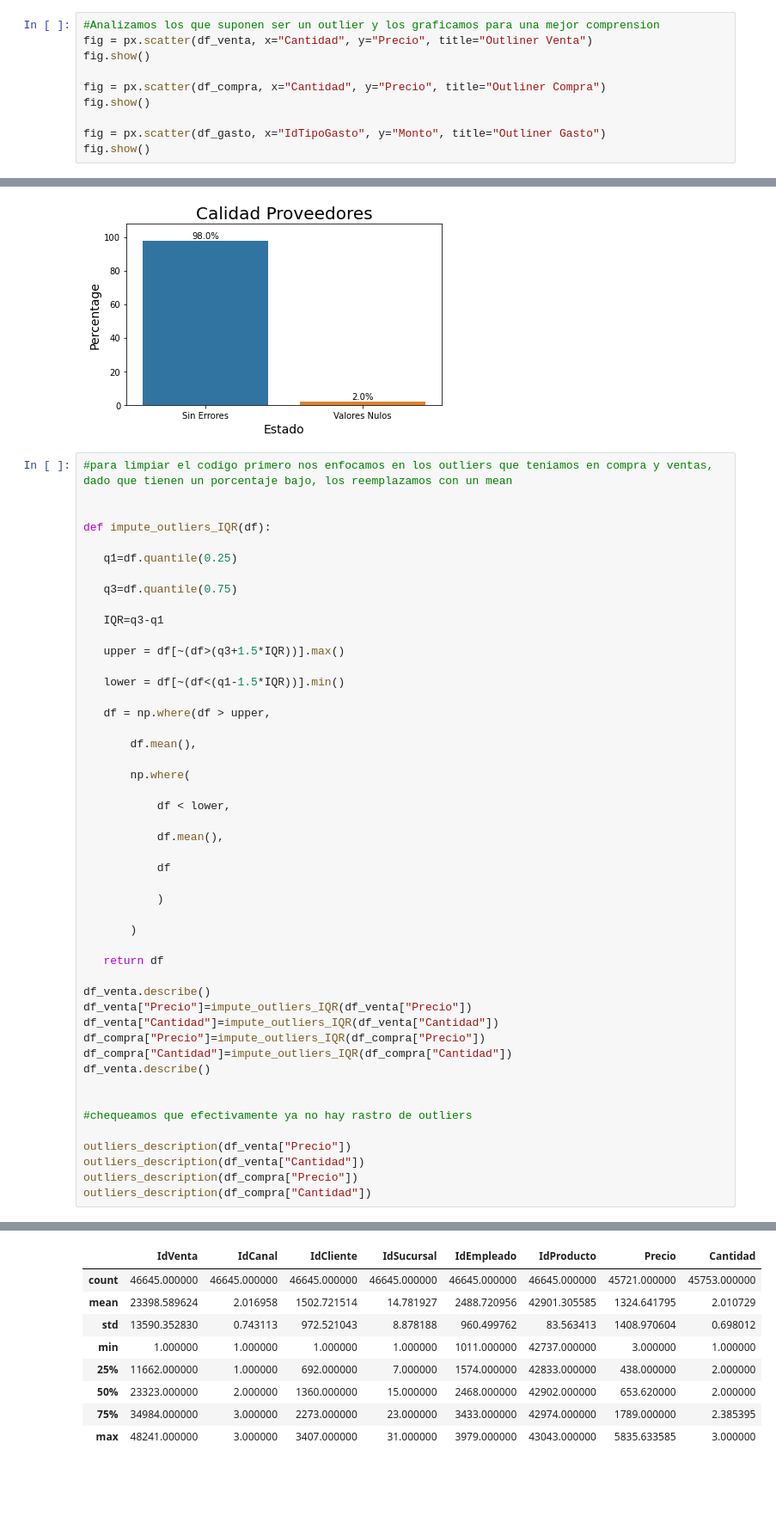
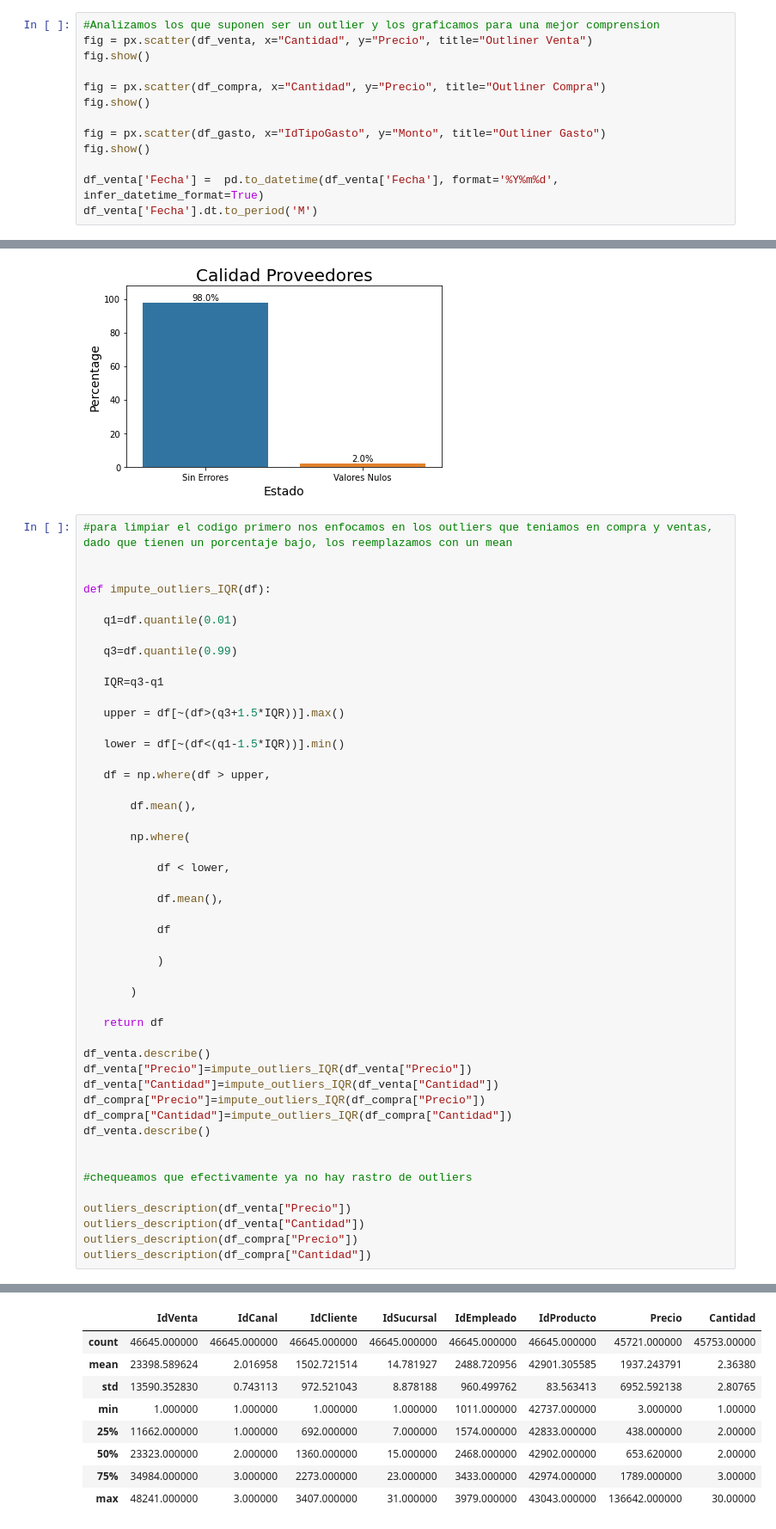
Before and after one commit to manusza/DS-PI-ProyectoIndividual, a Jupyter notebook: Datasets/Proyecto I.ipynb, the cells around one changed output, grey strips where cells are left out. Shown at 86% size. Cells and saved outputs as stored; diff of their text form; blank space fills up the shorter version.

```diff
--- a/Datasets/Proyecto I.ipynb
+++ b/Datasets/Proyecto I.ipynb
@@ -104,3 +104,6 @@ fig.show()
 
 fig = px.scatter(df_gasto, x="IdTipoGasto", y="Monto", title="Outliner Gasto")
 fig.show()
+
+df_venta['Fecha'] =  pd.to_datetime(df_venta['Fecha'], format='%Y%m%d', infer_datetime_format=True)
+df_venta['Fecha'].dt.to_period('M')
@@ -391,9 +408,9 @@ ploteo_nan(df_proveedores_plot, input("Como se llama su archivo?"))
 
 def impute_outliers_IQR(df):
 
-   q1=df.quantile(0.25)
+   q1=df.quantile(0.01)
 
-   q3=df.quantile(0.75)
+   q3=df.quantile(0.99)
 
    IQR=q3-q1
 
@@ -417,38 +434,38 @@ def impute_outliers_IQR(df):
 
        )
 
    return df
 
 df_venta.describe()
 df_venta["Precio"]=impute_outliers_IQR(df_venta["Precio"])
 df_venta["Cantidad"]=impute_outliers_IQR(df_venta["Cantidad"])
 df_compra["Precio"]=impute_outliers_IQR(df_compra["Precio"])
 df_compra["Cantidad"]=impute_outliers_IQR(df_compra["Cantidad"])
 df_venta.describe()
 
 
 #chequeamos que efectivamente ya no hay rastro de outliers
 
 outliers_description(df_venta["Precio"])
 outliers_description(df_venta["Cantidad"])
 outliers_description(df_compra["Precio"])
 outliers_description(df_compra["Cantidad"])
 # %% [output]
 |  | IdVenta | IdCanal | IdCliente | IdSucursal | IdEmpleado | IdProducto | Precio | Cantidad |
 | count | 46645.000000 | 46645.000000 | 46645.000000 | 46645.000000 | 46645.000000 | 46645.000000 | 4.572100e+04 | 45753.000000 |
 | mean | 23398.589624 | 2.016958 | 1502.721514 | 14.781927 | 2488.720956 | 42901.305585 | 5.835634e+03 | 2.385395 |
 | std | 13590.352830 | 0.743113 | 972.521043 | 8.878188 | 960.499762 | 83.563413 | 2.498016e+05 | 3.547991 |
 | min | 1.000000 | 1.000000 | 1.000000 | 1.000000 | 1011.000000 | 42737.000000 | 3.000000e+00 | 1.000000 |
 | 25% | 11662.000000 | 1.000000 | 692.000000 | 7.000000 | 1574.000000 | 42833.000000 | 4.380000e+02 | 2.000000 |
 | 50% | 23323.000000 | 2.000000 | 1360.000000 | 15.000000 | 2468.000000 | 42902.000000 | 6.536200e+02 | 2.000000 |
 | 75% | 34984.000000 | 3.000000 | 2273.000000 | 23.000000 | 3433.000000 | 42974.000000 | 1.789000e+03 | 3.000000 |
 | max | 48241.000000 | 3.000000 | 3407.000000 | 31.000000 | 3979.000000 | 43043.000000 | 3.373920e+07 | 300.000000 |
 |  | IdVenta | IdCanal | IdCliente | IdSucursal | IdEmpleado | IdProducto | Precio | Cantidad |
-| count | 46645.000000 | 46645.000000 | 46645.000000 | 46645.000000 | 46645.000000 | 46645.000000 | 45721.000000 | 45753.000000 |
-| mean | 23398.589624 | 2.016958 | 1502.721514 | 14.781927 | 2488.720956 | 42901.305585 | 1324.641795 | 2.010729 |
-| std | 13590.352830 | 0.743113 | 972.521043 | 8.878188 | 960.499762 | 83.563413 | 1408.970604 | 0.698012 |
-| min | 1.000000 | 1.000000 | 1.000000 | 1.000000 | 1011.000000 | 42737.000000 | 3.000000 | 1.000000 |
-| 25% | 11662.000000 | 1.000000 | 692.000000 | 7.000000 | 1574.000000 | 42833.000000 | 438.000000 | 2.000000 |
-| 50% | 23323.000000 | 2.000000 | 1360.000000 | 15.000000 | 2468.000000 | 42902.000000 | 653.620000 | 2.000000 |
-| 75% | 34984.000000 | 3.000000 | 2273.000000 | 23.000000 | 3433.000000 | 42974.000000 | 1789.000000 | 2.385395 |
-| max | 48241.000000 | 3.000000 | 3407.000000 | 31.000000 | 3979.000000 | 43043.000000 | 5835.633585 | 3.000000 |
+| count | 46645.000000 | 46645.000000 | 46645.000000 | 46645.000000 | 46645.000000 | 46645.000000 | 45721.000000 | 45753.00000 |
+| mean | 23398.589624 | 2.016958 | 1502.721514 | 14.781927 | 2488.720956 | 42901.305585 | 1937.243791 | 2.36380 |
+| std | 13590.352830 | 0.743113 | 972.521043 | 8.878188 | 960.499762 | 83.563413 | 6952.592138 | 2.80765 |
+| min | 1.000000 | 1.000000 | 1.000000 | 1.000000 | 1011.000000 | 42737.000000 | 3.000000 | 1.00000 |
+| 25% | 11662.000000 | 1.000000 | 692.000000 | 7.000000 | 1574.000000 | 42833.000000 | 438.000000 | 2.00000 |
+| 50% | 23323.000000 | 2.000000 | 1360.000000 | 15.000000 | 2468.000000 | 42902.000000 | 653.620000 | 2.00000 |
+| 75% | 34984.000000 | 3.000000 | 2273.000000 | 23.000000 | 3433.000000 | 42974.000000 | 1789.000000 | 3.00000 |
+| max | 48241.000000 | 3.000000 | 3407.000000 | 31.000000 | 3979.000000 | 43043.000000 | 136642.000000 | 30.00000 |
```
Also changed, not shown: parts of 7 cells of this notebook, 3 other files.
